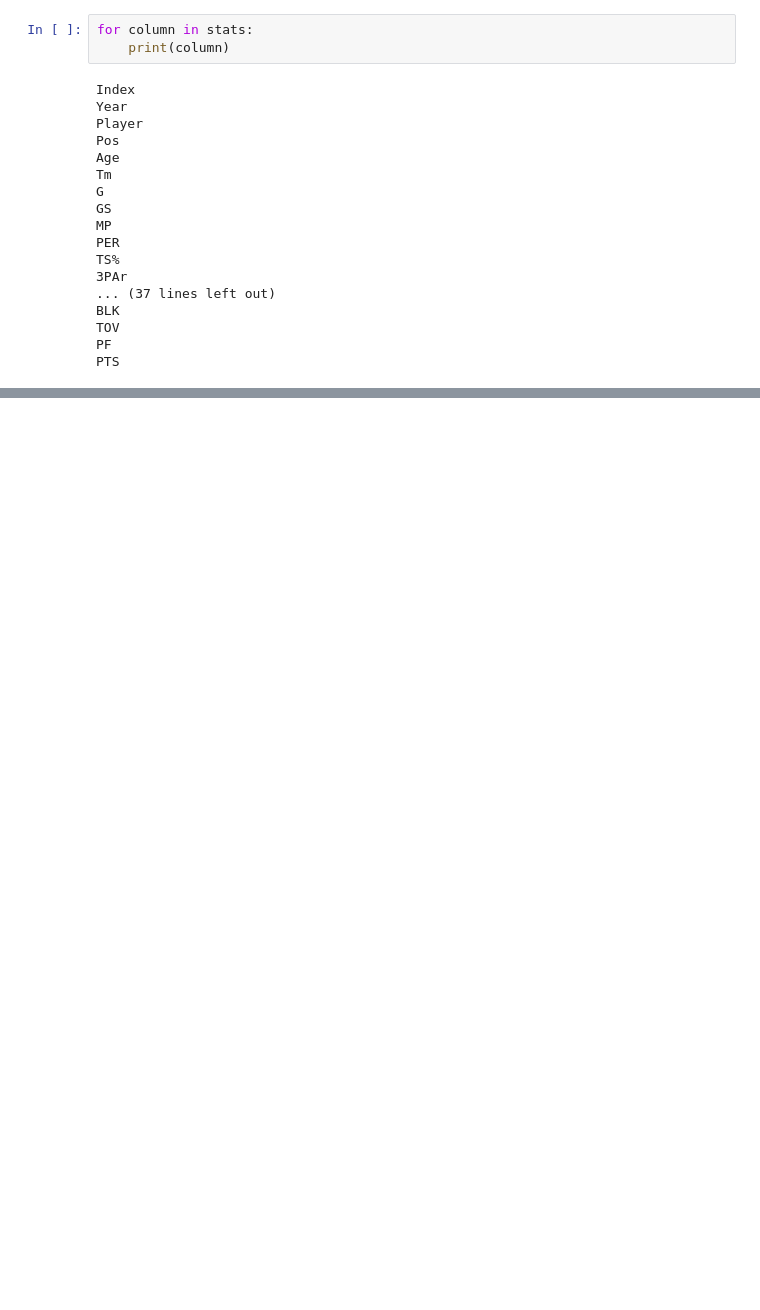
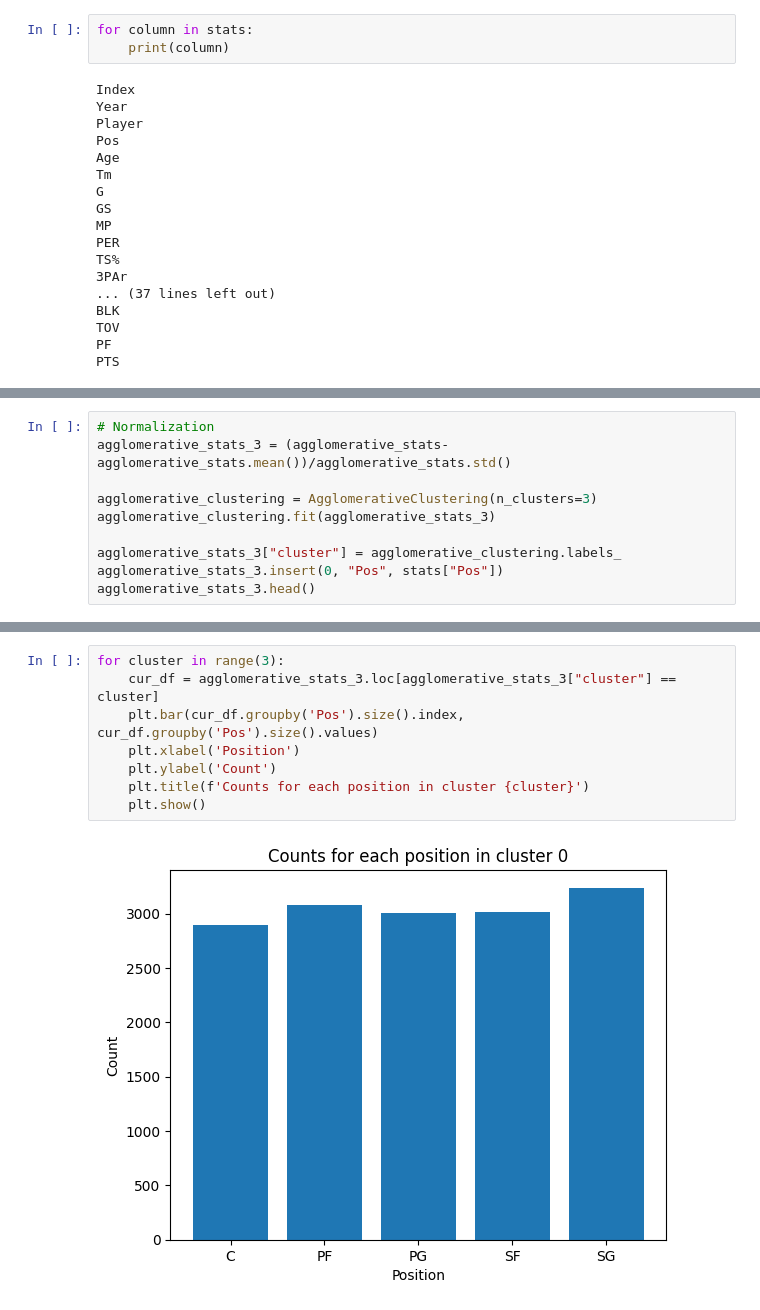
Before and after one commit to shinwookim/NBAPositionify, a Jupyter notebook: main.ipynb, the cells around one changed output, grey strips where cells are left out. Saved outputs shown, nothing was run; the diff lists cells and outputs as text; blank space fills up the shorter version.

```diff
--- a/main.ipynb
+++ b/main.ipynb
@@ -244,0 +297,10 @@ PTS
+# %%
+# Normalization
+agglomerative_stats_3 = (agglomerative_stats-agglomerative_stats.mean())/agglomerative_stats.std()
+
+agglomerative_clustering = AgglomerativeClustering(n_clusters=3)
+agglomerative_clustering.fit(agglomerative_stats_3)
+
+agglomerative_stats_3["cluster"] = agglomerative_clustering.labels_
+agglomerative_stats_3.insert(0, "Pos", stats["Pos"])
+agglomerative_stats_3.head()
@@ -244,0 +314,10 @@ PTS
+# %%
+for cluster in range(3):
+    cur_df = agglomerative_stats_3.loc[agglomerative_stats_3["cluster"] == cluster]
+    plt.bar(cur_df.groupby('Pos').size().index, cur_df.groupby('Pos').size().values)
+    plt.xlabel('Position')
+    plt.ylabel('Count')
+    plt.title(f'Counts for each position in cluster {cluster}')
+    plt.show()
+# %% [output]
+[figure, added]
```
Also changed, not shown: parts of 16 cells of this notebook.
